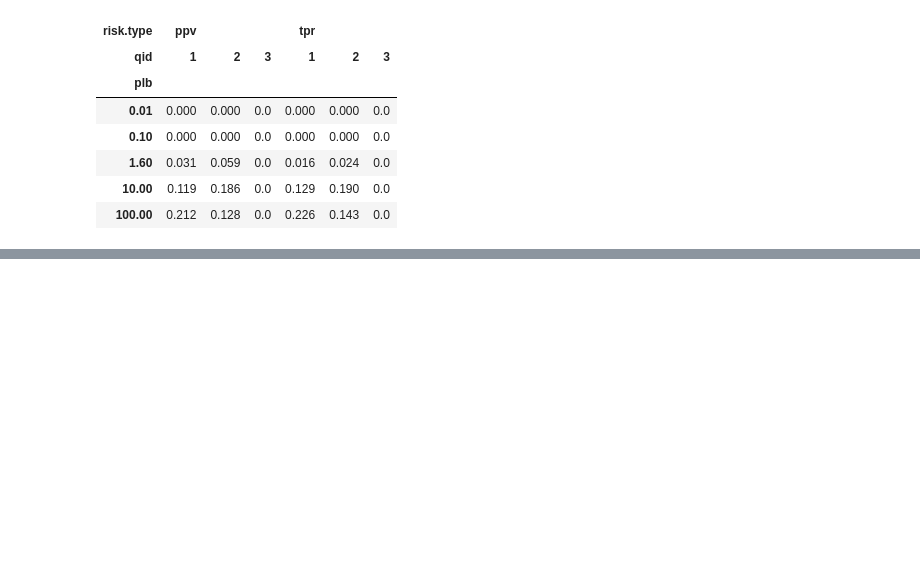
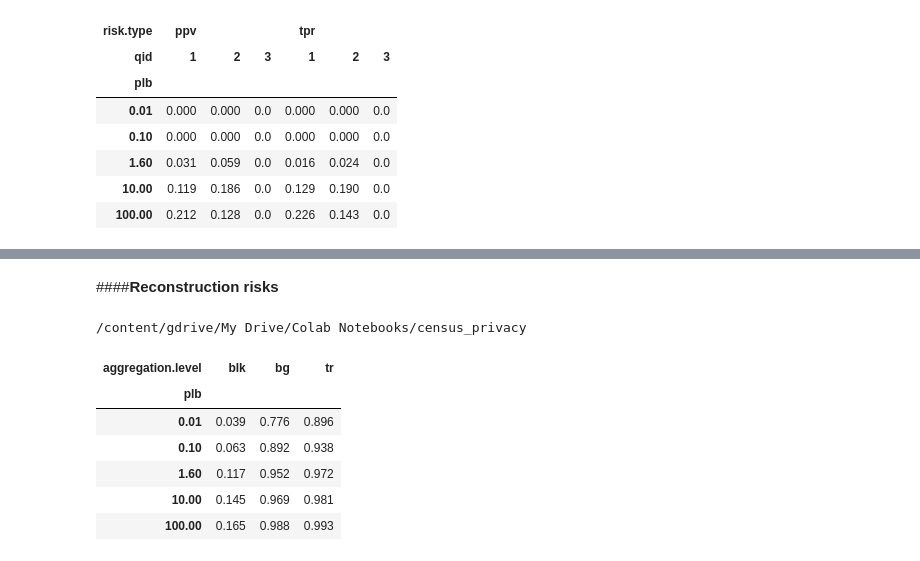
Before and after one commit to linyuehzzz/tda-eval, a Jupyter notebook: plot.ipynb, the cells around one changed output, grey strips where cells are left out. Saved outputs shown, nothing was run; the diff lists cells and outputs as text; code cells hidden in the pictures; blank space fills up the shorter version.

```diff
--- a/plot.ipynb
+++ b/plot.ipynb
@@ -100,0 +100,28 @@ plt.savefig('data/tables/reid_risk.eps', format='eps')
+# %% [markdown]
+####**Reconstruction risks**
+# %%
+%cd "/content/gdrive/My Drive/Colab Notebooks/census_privacy"
+import pandas as pd
+
+df = pd.read_csv('data/tables/recon_risk.csv')
+
+## Franklin, block level
+df_f_blk = df[df["county"] == "Franklin"]
+df_f_blk = df_f_blk.pivot_table(index='plb', columns='aggregation.level', values='risk.value')
+df_f_blk = df_f_blk[['blk','bg', 'tr']]
+
+## Guernsey, tract level
+df_g_blk = df[df["county"] == "Guernsey"]
+df_g_blk = df_g_blk.pivot_table(index='plb', columns=['aggregation.level'], values='risk.value')
+df_g_blk = df_g_blk[['blk','bg', 'tr']]
+
+df_g_blk
+# %% [output]
+/content/gdrive/My Drive/Colab Notebooks/census_privacy
+| aggregation.level | blk | bg | tr |
+| plb |  |  |  |
+| 0.01 | 0.039 | 0.776 | 0.896 |
+| 0.10 | 0.063 | 0.892 | 0.938 |
+| 1.60 | 0.117 | 0.952 | 0.972 |
+| 10.00 | 0.145 | 0.969 | 0.981 |
+| 100.00 | 0.165 | 0.988 | 0.993 |
```
Also changed, not shown: parts of 2 cells of this notebook.
